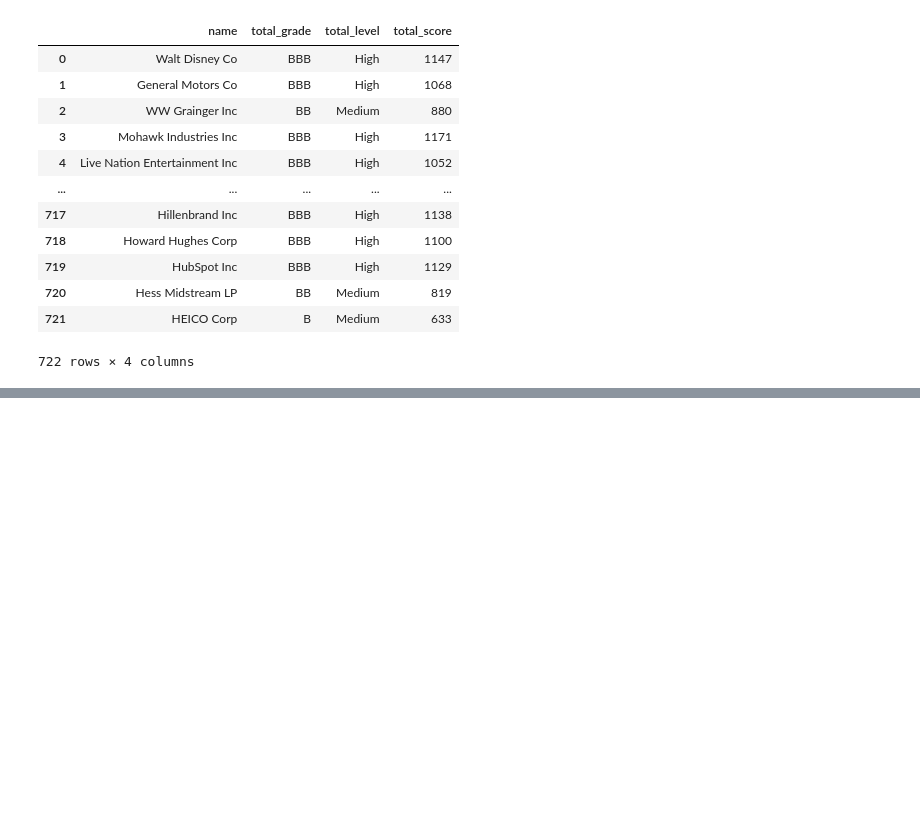
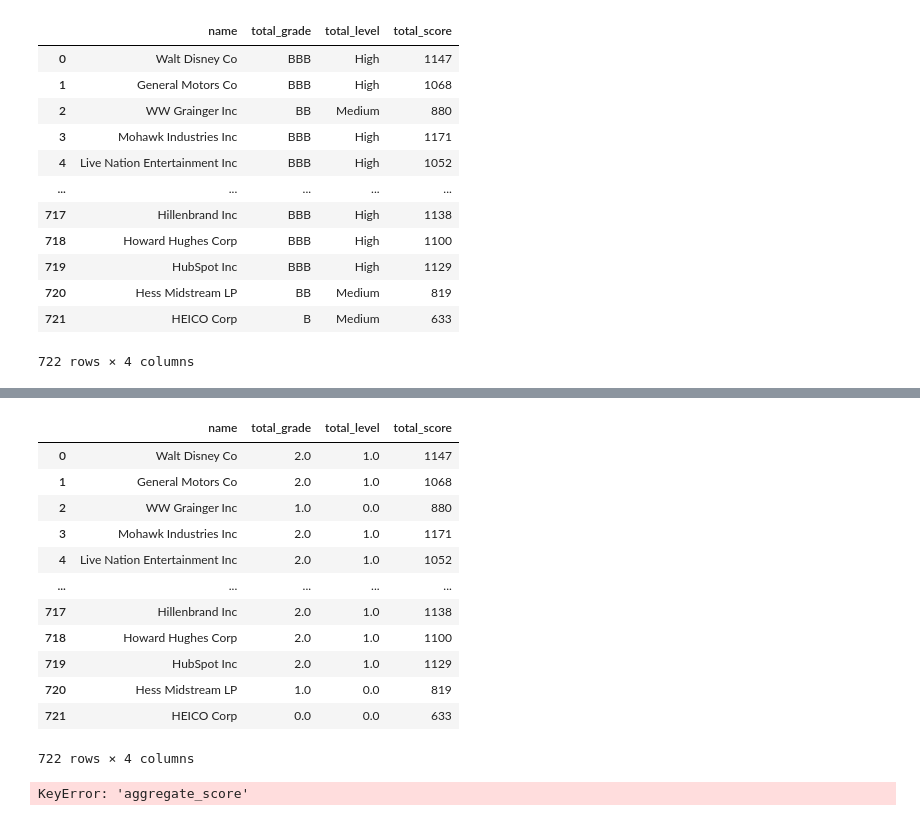
Before and after one commit to pedrocfontenele/Public-Company-ESG-Ratings-Datas, a Jupyter notebook: Untitled-1.ipynb, the cells around one changed output, grey strips where cells are left out. Saved outputs shown, nothing was run; the diff lists cells and outputs as text; code cells hidden in the pictures; blank space fills up the shorter version.

Commit message:
Update Untitled-1.ipynb
Started trying to create the ML model

```diff
--- a/Untitled-1.ipynb
+++ b/Untitled-1.ipynb
@@ -397,9 +397,9 @@ And other thing that called our attention is that even not appearing on Top 5 En
 # %% [markdown]
 And as a bonus, we will build a Machine Learning Model that will give us the ranking of the best companies considering all the three ESG criteria. For this, we will use total score, total level and total grade from each company to rank them on these list.
 # %%
-df_model=df[['name', 'total_grade', 'total_level','total_score']]
+df=df[['name', 'total_grade', 'total_level','total_score']]
 
-display(df_model)
+display(df)
 # %% [output]
 |  | name | total_grade | total_level | total_score |
 | 0 | Walt Disney Co | BBB | High | 1147 |
@@ -416,0 +445,33 @@ display(df_model)
+# %%
+from sklearn.preprocessing import OrdinalEncoder
+
+ordinal_encoder=OrdinalEncoder(categories=[['Medium', 'High'], ['B', 'BB', 'BBB', 'A']])
+
+df[['total_level', 'total_grade']]=ordinal_encoder.fit_transform(df[['total_level', 'total_grade']])
+
+display(df)
+# %% [output]
+|  | name | total_grade | total_level | total_score |
+| 0 | Walt Disney Co | 2.0 | 1.0 | 1147 |
+| 1 | General Motors Co | 2.0 | 1.0 | 1068 |
+| 2 | WW Grainger Inc | 1.0 | 0.0 | 880 |
+| 3 | Mohawk Industries Inc | 2.0 | 1.0 | 1171 |
+| 4 | Live Nation Entertainment Inc | 2.0 | 1.0 | 1052 |
+| ... | ... | ... | ... | ... |
+| 717 | Hillenbrand Inc | 2.0 | 1.0 | 1138 |
+| 718 | Howard Hughes Corp | 2.0 | 1.0 | 1100 |
+| 719 | HubSpot Inc | 2.0 | 1.0 | 1129 |
+| 720 | Hess Midstream LP | 1.0 | 0.0 | 819 |
+| 721 | HEICO Corp | 0.0 | 0.0 | 633 |
+722 rows × 4 columns
+# %%
+x=df[['total_grade', 'total_level', 'total_score']]
+
+y=df['aggregate_score']
+
+from sklearn.linear_model import LinearRegression
+
+model=LinearRegression()
+model.fit(x, y)
+# %% [output]
+KeyError: 'aggregate_score'
```
Also changed, not shown: parts of 2 cells of this notebook.
